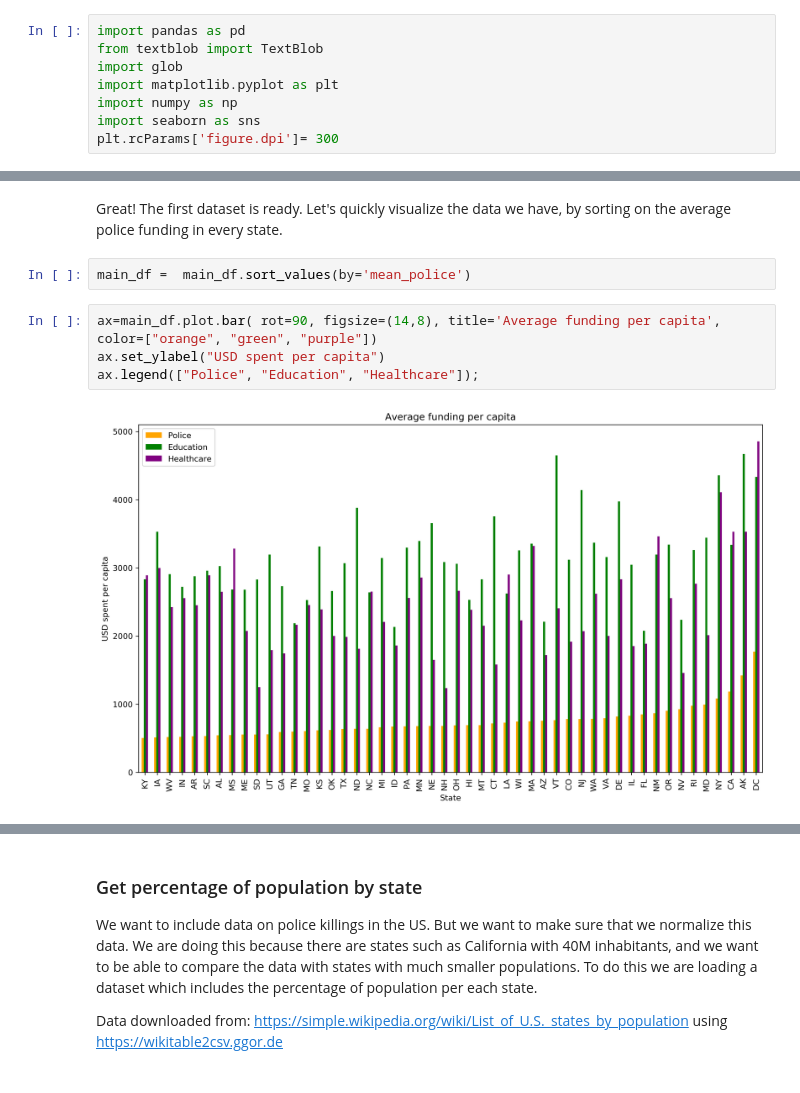
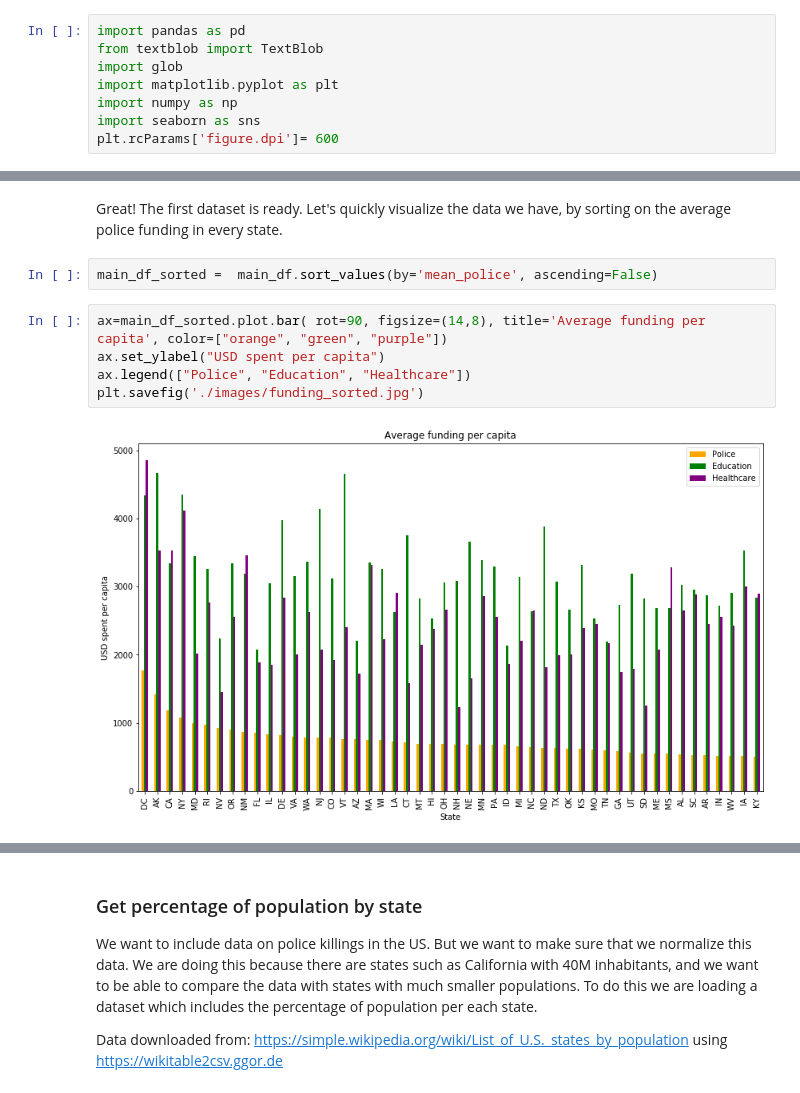
Before and after one commit to epfl-ada/ada-2020-project-milestone-p3-p3_badass, a Jupyter notebook: gov_spending_killings.ipynb, the cells around one changed output, grey strips where cells are left out. Saved outputs shown, nothing was run; the diff lists cells and outputs as text.

```diff
--- a/gov_spending_killings.ipynb
+++ b/gov_spending_killings.ipynb
@@ -5,7 +5,7 @@ import glob
 import matplotlib.pyplot as plt
 import numpy as np
 import seaborn as sns
-plt.rcParams['figure.dpi']= 300
+plt.rcParams['figure.dpi']= 600
 # %% [markdown]
 Let's start by loading the data of the government killings in the US. Every year/sector is in a separate file, so let's load them one by one, and also perform some quick cleaning while loading them.
 # %%
@@ -103,10 +103,11 @@ main_df=main_df[['mean_police','mean_edu','mean_health']]
 # %% [markdown]
 Great! The first dataset is ready. Let's quickly visualize the data we have, by sorting on the average police funding in every state.
 # %%
-main_df =  main_df.sort_values(by='mean_police')
+main_df_sorted =  main_df.sort_values(by='mean_police', ascending=False)
 # %%
-ax=main_df.plot.bar( rot=90, figsize=(14,8), title='Average funding per capita', color=["orange", "green", "purple"])
+ax=main_df_sorted.plot.bar( rot=90, figsize=(14,8), title='Average funding per capita', color=["orange", "green", "purple"])
 ax.set_ylabel("USD spent per capita")
-ax.legend(["Police", "Education", "Healthcare"]);
+ax.legend(["Police", "Education", "Healthcare"])
+plt.savefig('./images/funding_sorted.jpg')
 # %% [output]
-[figure, old version]
+[figure, new version]
```
Also changed, not shown: parts of 39 cells of this notebook, 4 other files.
